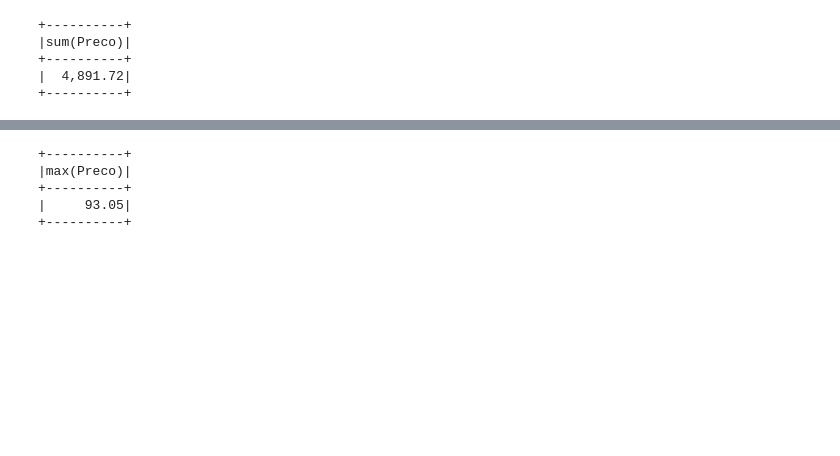
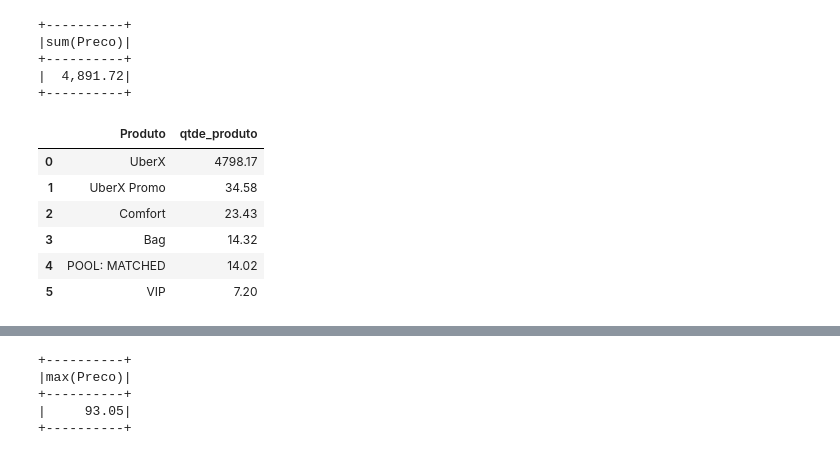
Before and after one commit to CaioMDutra/DataScience, a Jupyter notebook: Uber/uber.ipynb, the cells around one changed output, grey strips where cells are left out. Cells and saved outputs as stored; diff of their text form; code cells hidden in the pictures; blank space fills up the shorter version.

```diff
--- a/Uber/uber.ipynb
+++ b/Uber/uber.ipynb
@@ -135,3 +141,16 @@ gasto_total.show()
 +----------+
 |  4,891.72|
 +----------+
+# %%
+produto = df.groupBy("Produto").agg(sum("preco").alias("qtde_produto")).orderBy("qtde_produto", ascending=False)
+produto = produto.toPandas()
+produto["qtde_produto"] = produto["qtde_produto"].round(2)
+display(produto)
+# %% [output]
+|  | Produto | qtde_produto |
+| 0 | UberX | 4798.17 |
+| 1 | UberX Promo | 34.58 |
+| 2 | Comfort | 23.43 |
+| 3 | Bag | 14.32 |
+| 4 | POOL: MATCHED | 14.02 |
+| 5 | VIP | 7.20 |
```
Also changed, not shown: parts of 29 cells of this notebook.
